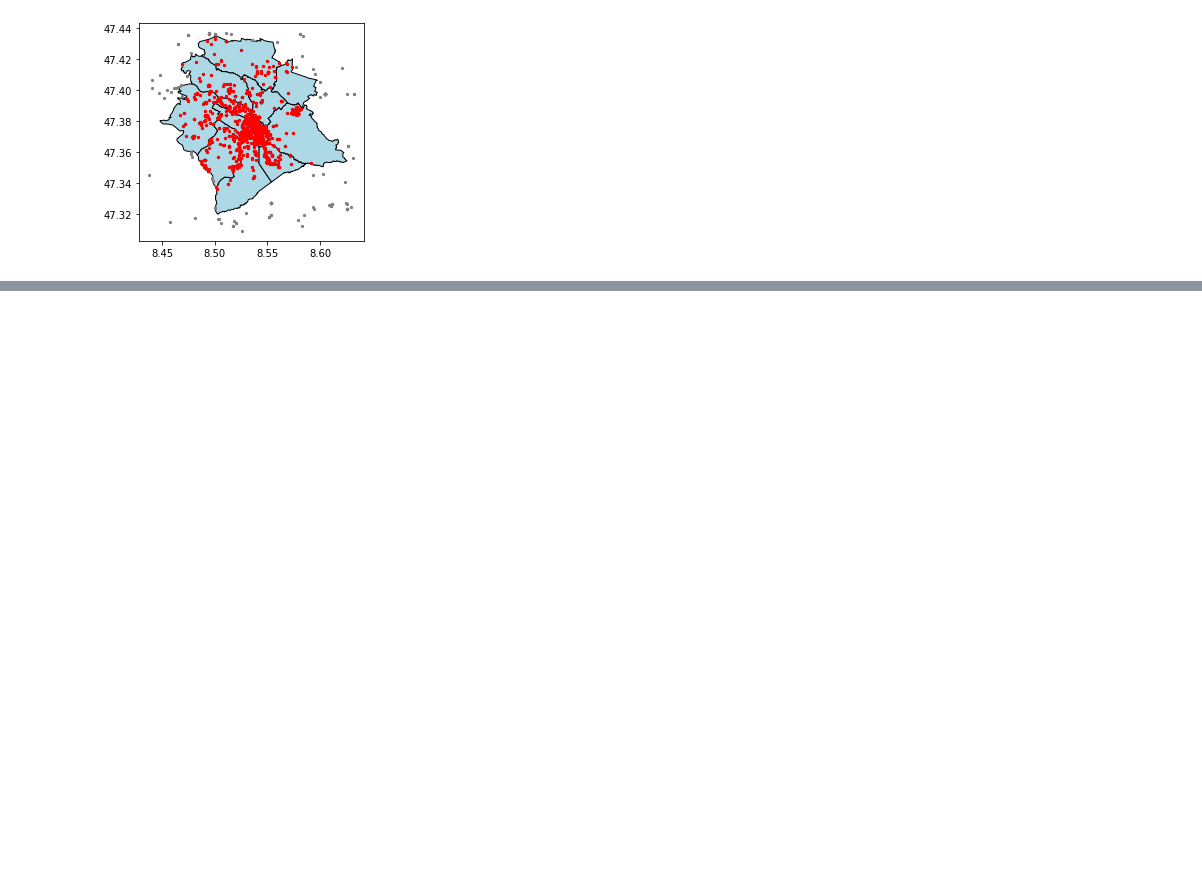
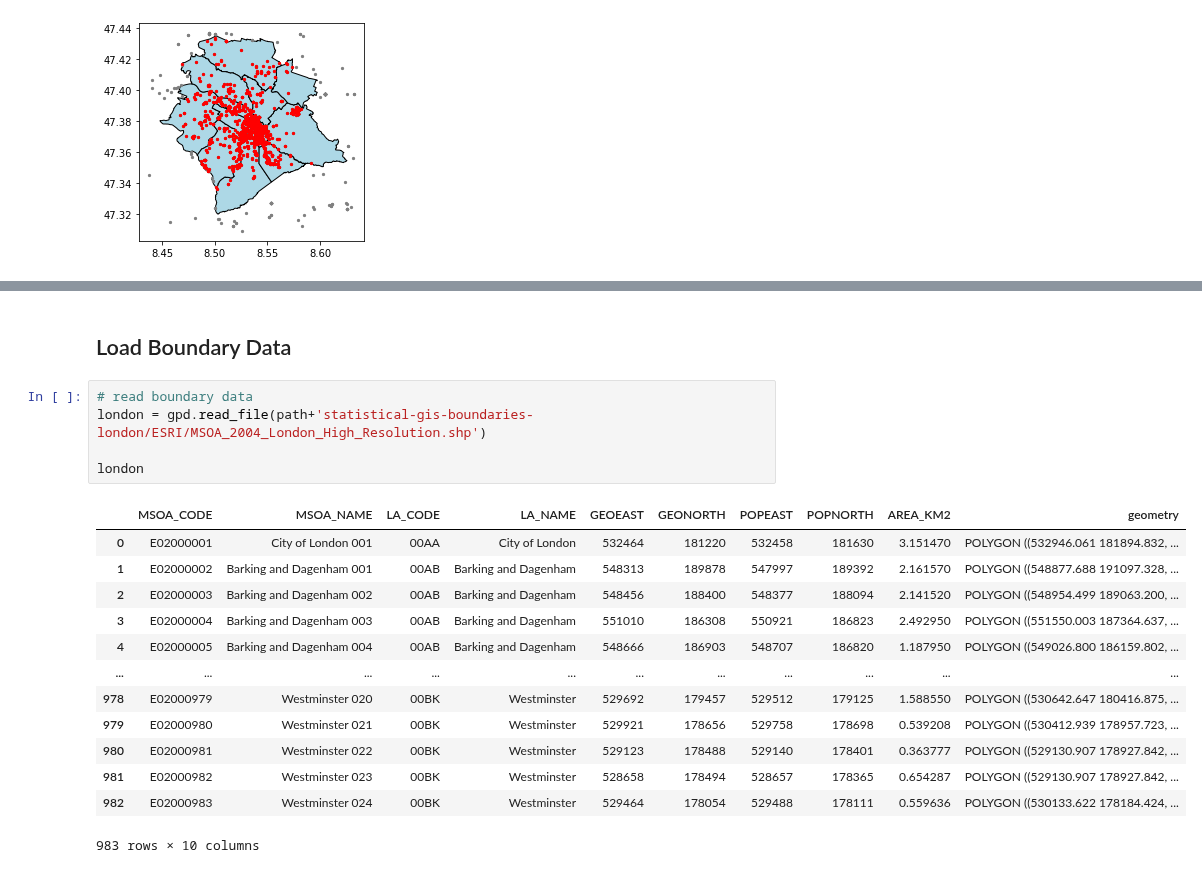
Before and after one commit to leyixu21/Semantic-Trajectory, a Jupyter notebook: get_flickr_data.ipynb, the cells around one changed output, grey strips where cells are left out. Cells and saved outputs as stored; diff of their text form; blank space fills up the shorter version.

```diff
--- a/get_flickr_data.ipynb
+++ b/get_flickr_data.ipynb
@@ -498,0 +637,21 @@ zurich_flickr_2021.plot(ax=base, marker='o', color='red', markersize=5)
+# %% [markdown]
+## Load Boundary Data
+# %%
+# read boundary data
+london = gpd.read_file(path+'statistical-gis-boundaries-london/ESRI/MSOA_2004_London_High_Resolution.shp')
+
+london
+# %% [output]
+|  | MSOA_CODE | MSOA_NAME | LA_CODE | LA_NAME | GEOEAST | GEONORTH | POPEAST | POPNORTH | AREA_KM2 | geometry |
+| 0 | E02000001 | City of London 001 | 00AA | City of London | 532464 | 181220 | 532458 | 181630 | 3.151470 | POLYGON ((532946.061 181894.832, ... |
+| 1 | E02000002 | Barking and Dagenham 001 | 00AB | Barking and Dagenham | 548313 | 189878 | 547997 | 189392 | 2.161570 | POLYGON ((548877.688 191097.328, ... |
+| 2 | E02000003 | Barking and Dagenham 002 | 00AB | Barking and Dagenham | 548456 | 188400 | 548377 | 188094 | 2.141520 | POLYGON ((548954.499 189063.200, ... |
+| 3 | E02000004 | Barking and Dagenham 003 | 00AB | Barking and Dagenham | 551010 | 186308 | 550921 | 186823 | 2.492950 | POLYGON ((551550.003 187364.637, ... |
+| 4 | E02000005 | Barking and Dagenham 004 | 00AB | Barking and Dagenham | 548666 | 186903 | 548707 | 186820 | 1.187950 | POLYGON ((549026.800 186159.802, ... |
+| ... | ... | ... | ... | ... | ... | ... | ... | ... | ... | ... |
+| 978 | E02000979 | Westminster 020 | 00BK | Westminster | 529692 | 179457 | 529512 | 179125 | 1.588550 | POLYGON ((530642.647 180416.875, ... |
+| 979 | E02000980 | Westminster 021 | 00BK | Westminster | 529921 | 178656 | 529758 | 178698 | 0.539208 | POLYGON ((530412.939 178957.723, ... |
+| 980 | E02000981 | Westminster 022 | 00BK | Westminster | 529123 | 178488 | 529140 | 178401 | 0.363777 | POLYGON ((529130.907 178927.842, ... |
+| 981 | E02000982 | Westminster 023 | 00BK | Westminster | 528658 | 178494 | 528657 | 178365 | 0.654287 | POLYGON ((529130.907 178927.842, ... |
+| 982 | E02000983 | Westminster 024 | 00BK | Westminster | 529464 | 178054 | 529488 | 178111 | 0.559636 | POLYGON ((530133.622 178184.424, ... |
+983 rows × 10 columns
```
Also changed, not shown: parts of 19 cells of this notebook.
